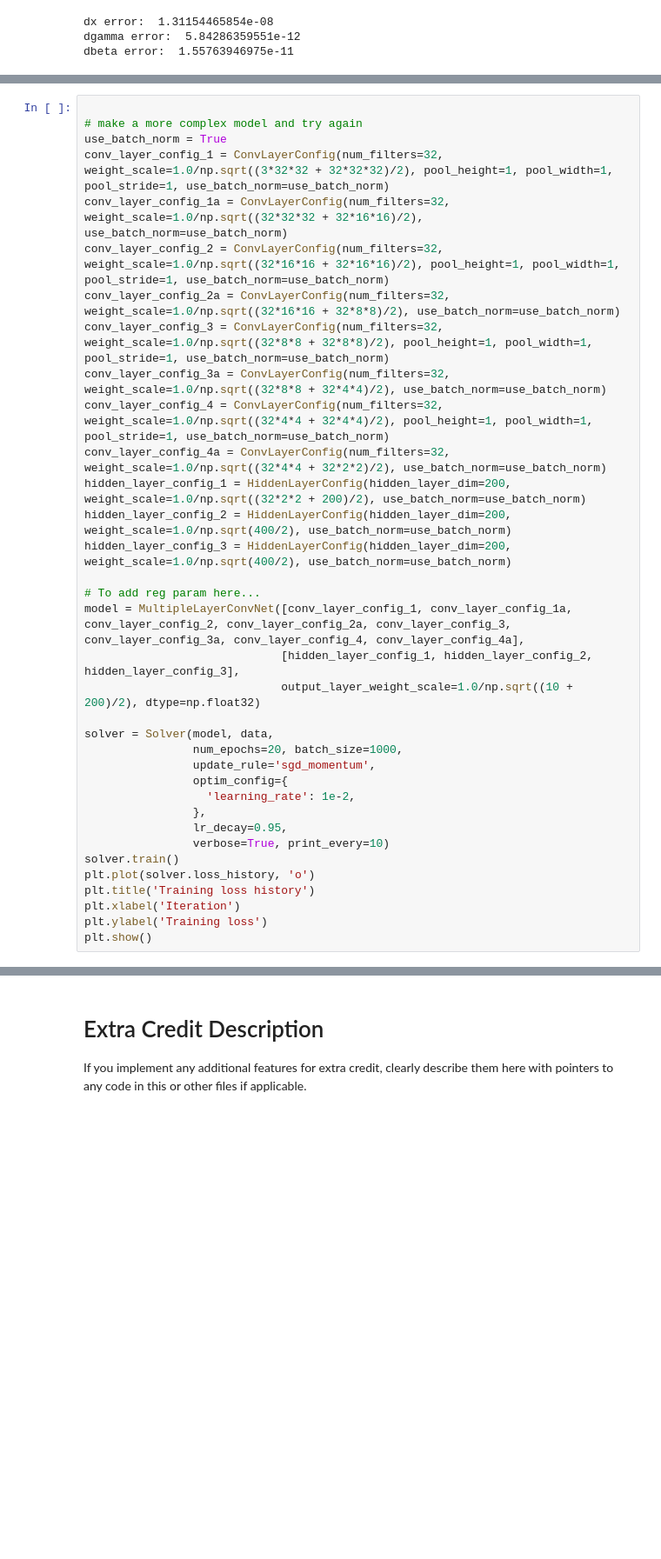
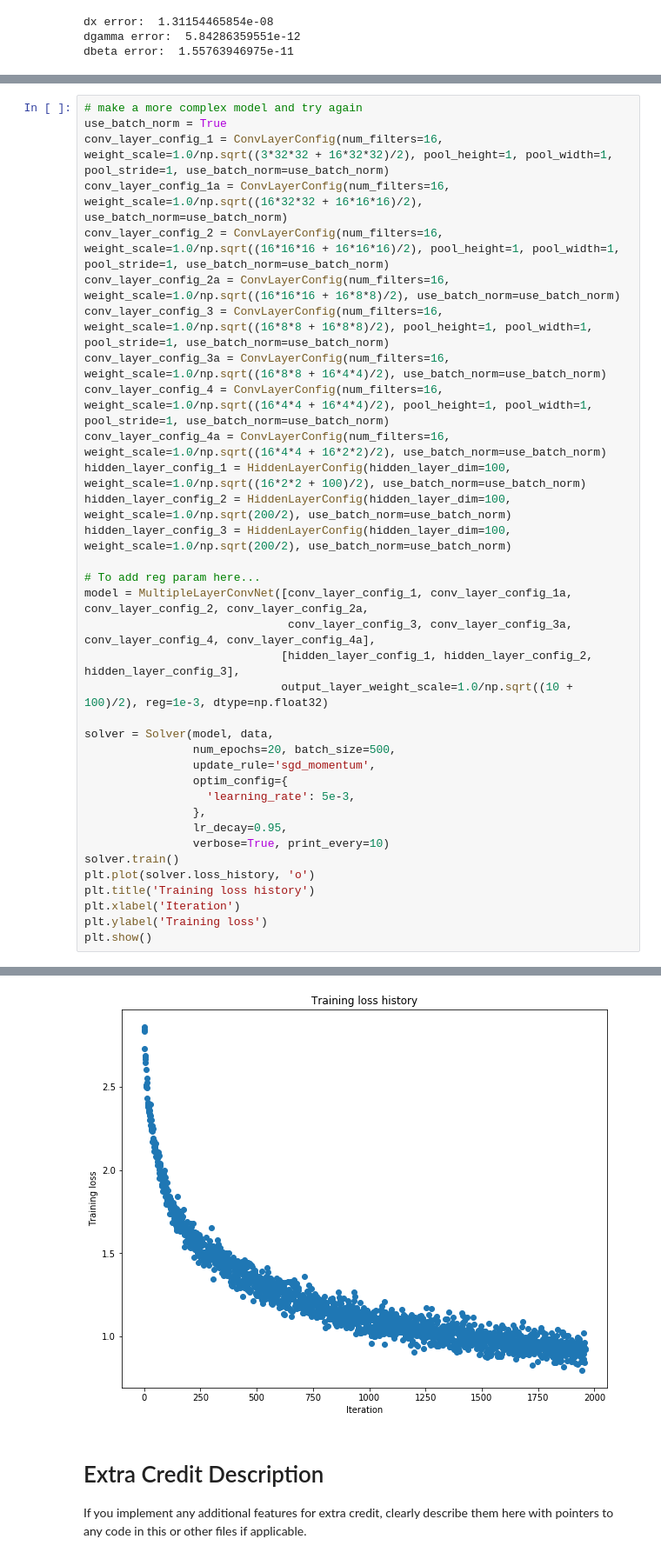
Before and after one commit to Aran00/CS231nAssignments, a Jupyter notebook: assignment2/ConvolutionalNetworks.ipynb, the cells around one changed output, grey strips where cells are left out. Shown at 87% size. Cells and saved outputs as stored; diff of their text form; blank space fills up the shorter version.

```diff
--- a/assignment2/ConvolutionalNetworks.ipynb
+++ b/assignment2/ConvolutionalNetworks.ipynb
@@ -1005,29 +993,29 @@ Best validation accuracy is 0.723000
 # %%
-
 # make a more complex model and try again
 use_batch_norm = True
-conv_layer_config_1 = ConvLayerConfig(num_filters=32, weight_scale=1.0/np.sqrt((3*32*32 + 32*32*32)/2), pool_height=1, pool_width=1, pool_stride=1, use_batch_norm=use_batch_norm)
-conv_layer_config_1a = ConvLayerConfig(num_filters=32, weight_scale=1.0/np.sqrt((32*32*32 + 32*16*16)/2), use_batch_norm=use_batch_norm)
-conv_layer_config_2 = ConvLayerConfig(num_filters=32, weight_scale=1.0/np.sqrt((32*16*16 + 32*16*16)/2), pool_height=1, pool_width=1, pool_stride=1, use_batch_norm=use_batch_norm)
-conv_layer_config_2a = ConvLayerConfig(num_filters=32, weight_scale=1.0/np.sqrt((32*16*16 + 32*8*8)/2), use_batch_norm=use_batch_norm)
-conv_layer_config_3 = ConvLayerConfig(num_filters=32, weight_scale=1.0/np.sqrt((32*8*8 + 32*8*8)/2), pool_height=1, pool_width=1, pool_stride=1, use_batch_norm=use_batch_norm)
-conv_layer_config_3a = ConvLayerConfig(num_filters=32, weight_scale=1.0/np.sqrt((32*8*8 + 32*4*4)/2), use_batch_norm=use_batch_norm)
-conv_layer_config_4 = ConvLayerConfig(num_filters=32, weight_scale=1.0/np.sqrt((32*4*4 + 32*4*4)/2), pool_height=1, pool_width=1, pool_stride=1, use_batch_norm=use_batch_norm)
-conv_layer_config_4a = ConvLayerConfig(num_filters=32, weight_scale=1.0/np.sqrt((32*4*4 + 32*2*2)/2), use_batch_norm=use_batch_norm)
-hidden_layer_config_1 = HiddenLayerConfig(hidden_layer_dim=200, weight_scale=1.0/np.sqrt((32*2*2 + 200)/2), use_batch_norm=use_batch_norm)
-hidden_layer_config_2 = HiddenLayerConfig(hidden_layer_dim=200, weight_scale=1.0/np.sqrt(400/2), use_batch_norm=use_batch_norm)
-hidden_layer_config_3 = HiddenLayerConfig(hidden_layer_dim=200, weight_scale=1.0/np.sqrt(400/2), use_batch_norm=use_batch_norm)
+conv_layer_config_1 = ConvLayerConfig(num_filters=16, weight_scale=1.0/np.sqrt((3*32*32 + 16*32*32)/2), pool_height=1, pool_width=1, pool_stride=1, use_batch_norm=use_batch_norm)
+conv_layer_config_1a = ConvLayerConfig(num_filters=16, weight_scale=1.0/np.sqrt((16*32*32 + 16*16*16)/2), use_batch_norm=use_batch_norm)
+conv_layer_config_2 = ConvLayerConfig(num_filters=16, weight_scale=1.0/np.sqrt((16*16*16 + 16*16*16)/2), pool_height=1, pool_width=1, pool_stride=1, use_batch_norm=use_batch_norm)
+conv_layer_config_2a = ConvLayerConfig(num_filters=16, weight_scale=1.0/np.sqrt((16*16*16 + 16*8*8)/2), use_batch_norm=use_batch_norm)
+conv_layer_config_3 = ConvLayerConfig(num_filters=16, weight_scale=1.0/np.sqrt((16*8*8 + 16*8*8)/2), pool_height=1, pool_width=1, pool_stride=1, use_batch_norm=use_batch_norm)
+conv_layer_config_3a = ConvLayerConfig(num_filters=16, weight_scale=1.0/np.sqrt((16*8*8 + 16*4*4)/2), use_batch_norm=use_batch_norm)
+conv_layer_config_4 = ConvLayerConfig(num_filters=16, weight_scale=1.0/np.sqrt((16*4*4 + 16*4*4)/2), pool_height=1, pool_width=1, pool_stride=1, use_batch_norm=use_batch_norm)
+conv_layer_config_4a = ConvLayerConfig(num_filters=16, weight_scale=1.0/np.sqrt((16*4*4 + 16*2*2)/2), use_batch_norm=use_batch_norm)
+hidden_layer_config_1 = HiddenLayerConfig(hidden_layer_dim=100, weight_scale=1.0/np.sqrt((16*2*2 + 100)/2), use_batch_norm=use_batch_norm)
+hidden_layer_config_2 = HiddenLayerConfig(hidden_layer_dim=100, weight_scale=1.0/np.sqrt(200/2), use_batch_norm=use_batch_norm)
+hidden_layer_config_3 = HiddenLayerConfig(hidden_layer_dim=100, weight_scale=1.0/np.sqrt(200/2), use_batch_norm=use_batch_norm)
 
 # To add reg param here...
-model = MultipleLayerConvNet([conv_layer_config_1, conv_layer_config_1a, conv_layer_config_2, conv_layer_config_2a, conv_layer_config_3, conv_layer_config_3a, conv_layer_config_4, conv_layer_config_4a],
+model = MultipleLayerConvNet([conv_layer_config_1, conv_layer_config_1a, conv_layer_config_2, conv_layer_config_2a,
+                              conv_layer_config_3, conv_layer_config_3a, conv_layer_config_4, conv_layer_config_4a],
                              [hidden_layer_config_1, hidden_layer_config_2, hidden_layer_config_3],
-                             output_layer_weight_scale=1.0/np.sqrt((10 + 200)/2), dtype=np.float32)
+                             output_layer_weight_scale=1.0/np.sqrt((10 + 100)/2), reg=1e-3, dtype=np.float32)
 
 solver = Solver(model, data,
-                num_epochs=20, batch_size=1000,
+                num_epochs=20, batch_size=500,
                 update_rule='sgd_momentum',
                 optim_config={
-                  'learning_rate': 1e-2,
+                  'learning_rate': 5e-3,
                 },
                 lr_decay=0.95,
                 verbose=True, print_every=10)
@@ -1042,3 +1046,4 @@ MemoryError:
+[figure, added]
 # %% [markdown]
 # Extra Credit Description
 If you implement any additional features for extra credit, clearly describe them here with pointers to any code in this or other files if applicable.
```
Also changed, not shown: parts of 4 cells of this notebook.
